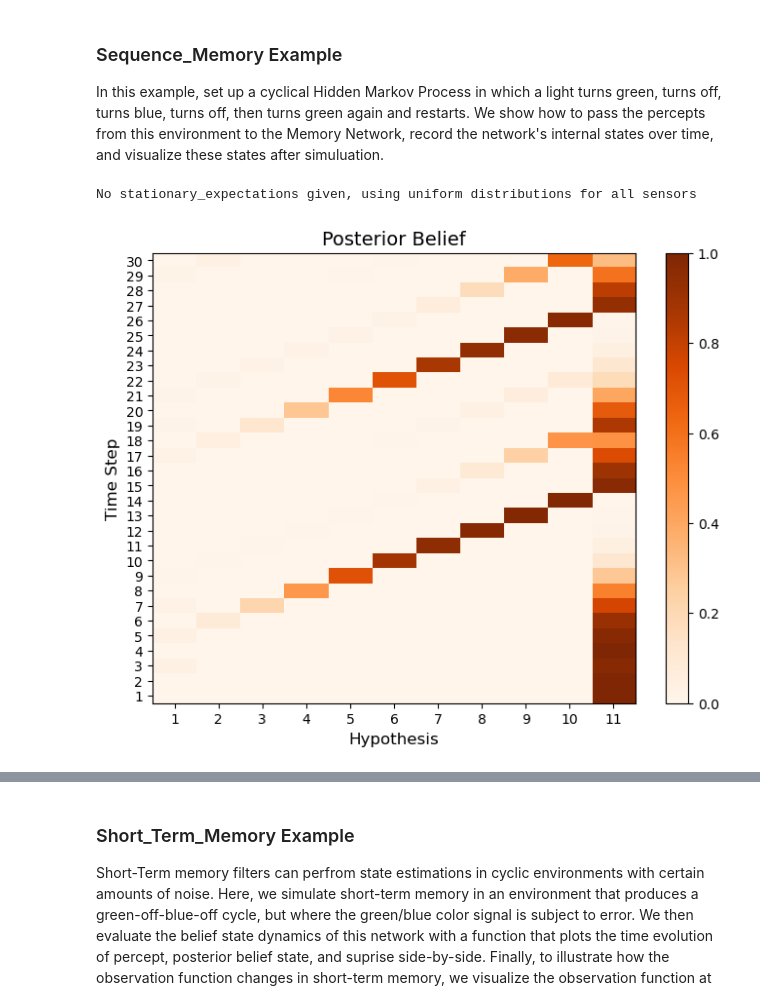
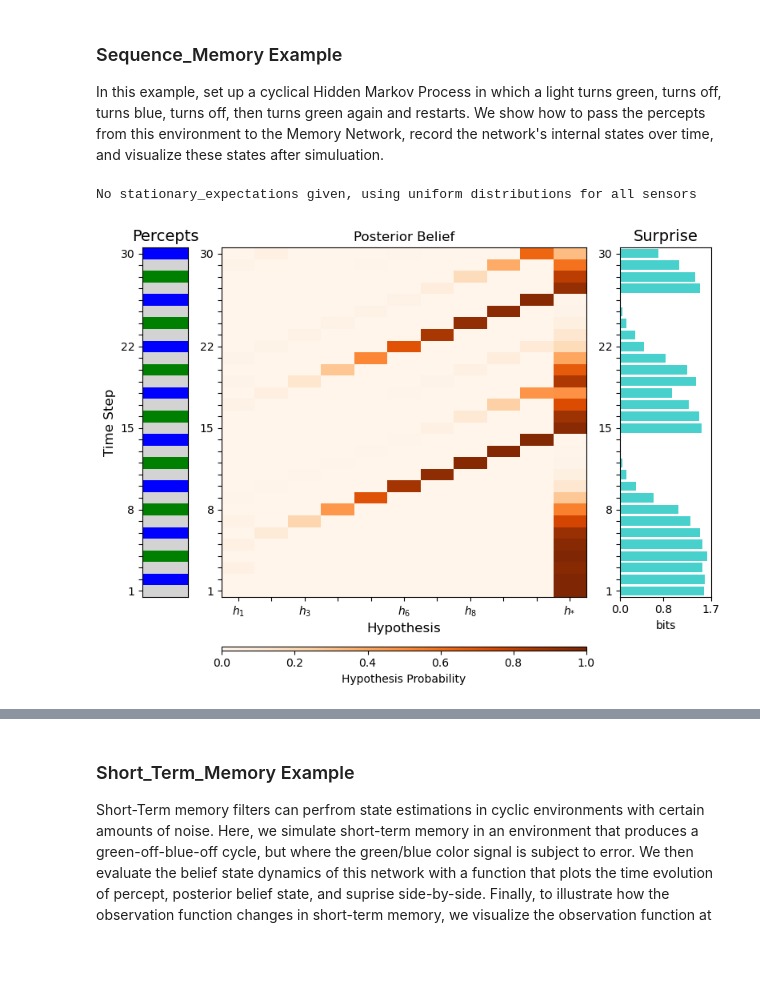
Before and after one commit to AntiPhoton47/projective_simulation, a Jupyter notebook: nbs/lib_nbs/ECMs/03_state_estimators.ipynb, the cells around one changed output, grey strips where cells are left out. Cells and saved outputs as stored; diff of their text form; code cells hidden in the pictures; blank space fills up the shorter version.

```diff
--- a/nbs/lib_nbs/ECMs/03_state_estimators.ipynb
+++ b/nbs/lib_nbs/ECMs/03_state_estimators.ipynb
@@ -274,21 +277,14 @@ def Initialize_Memory_Based_Transition_Matrix(
     """
     transition_predictions = np.zeros((num_hypotheses, num_hypotheses))
     # Fill the shifted diagonal for memory hypotheses (i.e., each i transitions to i+1, last to first)
-    for i in range(memory_capacity):
+    for i in range(memory_capacity-1):
         transition_predictions[i, (i + 1) % memory_capacity] = 1.0
 
-    if capacity_overflow_method == "stop encoding" or stationary_transition_method == "learned":
-        transition_predictions[memory_capacity - 1, 0] = 0
-        for i in range(memory_capacity, num_hypotheses):
-            transition_predictions[i, i] = 1 - memory_bias
-            transition_predictions[i, 0] = memory_bias
-            transition_predictions[memory_capacity - 1, i] = 1 / (num_hypotheses - memory_capacity)
-    elif capacity_overflow_method == "loop":
-        for i in range(memory_capacity, num_hypotheses):
-            transition_predictions[i, i] = 1 - memory_bias
-            transition_predictions[i, 0] = memory_bias
-    else:
-        raise ValueError(f'{capacity_overflow_method} is not a valid capacity overflow method')
+
+    for i in range(memory_capacity, num_hypotheses):
+        transition_predictions[i, i] = 1 - memory_bias
+        transition_predictions[i, 0] = memory_bias
+        transition_predictions[memory_capacity - 1, i] = 1 / (num_hypotheses - memory_capacity)
 
     return transition_predictions
 # %%
@@ -540,34 +506,35 @@ off = 0
 green = 1
 blue = 2
 colormap = np.array(['lightgrey', 'green', 'blue']) #for plotting
 
 #define environment
 percept_cycle = np.array([green,off,blue,off]) #light off, light green, light off, light blue
 simple_light_cycle = Cyclic_Env(percept_cycle, initial_state = 1) #start with light off to get aliasing
 
 
 #define agent
 category_sizes = [3]
 memory_capacity = 10
 memory_bias = 0.01
 test_sequence_memory = Sequence_Memory(
     category_sizes = category_sizes,
     memory_capacity = memory_capacity,
     memory_bias = memory_bias
 )
 
 #prepare simulation
 T = 30 #total time to run simulation
 test_sequence_memory.prepare_data_storage(data_record = ["all"], record_until = T)
 
 #simulate
+percepts = [None] * T
 for t in range(T):
-    percept = simple_light_cycle.get_observation()
-    test_sequence_memory.sample(percept)
+    percepts[t] = simple_light_cycle.get_observation()
+    test_sequence_memory.sample(percepts[t])
     simple_light_cycle.transition(0) #Use action 0 for no-action environments
 
 #plot memory trace activations over time
-plot_heatmap(test_sequence_memory.data_dic["belief_posterior"], title = "Posterior Belief", color = "Oranges", xlabel="Hypothesis") # type: ignore
+memory_filter_performance(test_sequence_memory.data_dic, percepts, colormap)
 # %% [output]
 No stationary_expectations given, using uniform distributions for all sensors
-[figure, old version]
+[figure, new version]
```
Also changed, not shown: parts of 22 cells of this notebook, 4 other files.
